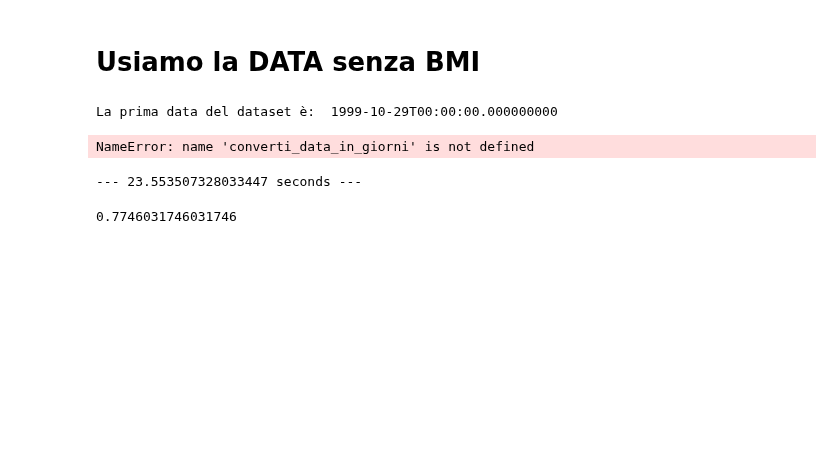
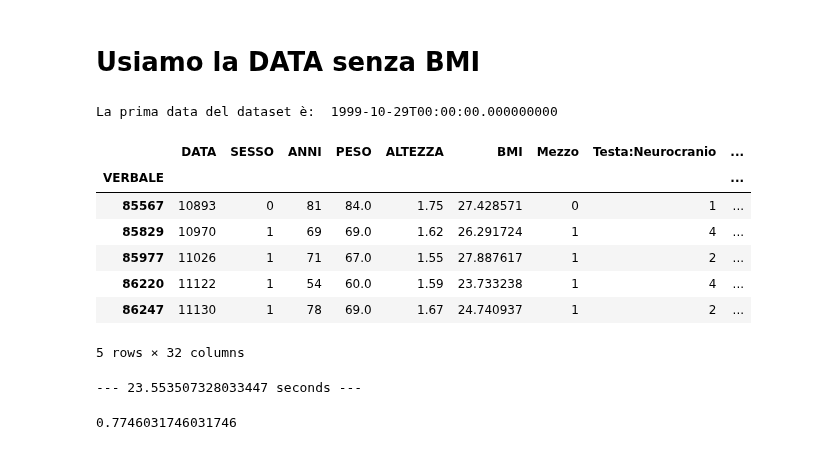
Before and after one commit to aleberans/Analisi-dati-per-problemi-di-medicina-legale, a Jupyter notebook: codice/classificazione-investiti.ipynb, the cells around one changed output. Cells and saved outputs as stored; diff of their text form; code cells hidden in the pictures; blank space fills up the shorter version.

```diff
--- a/codice/classificazione-investiti.ipynb
+++ b/codice/classificazione-investiti.ipynb
@@ -353,10 +383,21 @@ def converti_data_in_giorni(date, d0):
+# %%
+import datetime as dt
+
+dataset.DATA = dataset.DATA.apply(lambda d: (d - dt.datetime(1970,1,1)).days)
+
+dataset.head()
+# %% [output]
+|  | DATA | SESSO | ANNI | PESO | ALTEZZA | BMI | Mezzo | Testa:Neurocranio | ... |
+| VERBALE |  |  |  |  |  |  |  |  | ... |
+| 85567 | 10893 | 0 | 81 | 84.0 | 1.75 | 27.428571 | 0 | 1 | ... |
+| 85829 | 10970 | 1 | 69 | 69.0 | 1.62 | 26.291724 | 1 | 4 | ... |
+| 85977 | 11026 | 1 | 71 | 67.0 | 1.55 | 27.887617 | 1 | 2 | ... |
+| 86220 | 11122 | 1 | 54 | 60.0 | 1.59 | 23.733238 | 1 | 4 | ... |
+| 86247 | 11130 | 1 | 78 | 69.0 | 1.67 | 24.740937 | 1 | 2 | ... |
+5 rows × 32 columns
 # %%
-X_total_with_data = dataset[['SESSO', 'ANNI', 'PESO', 'ALTEZZA', 'Tot Testa', 'Tot Torace', 'Tot Addome', 'Tot Scheletro']]
+X_total_with_data = dataset[['DATA', 'SESSO', 'ANNI', 'PESO', 'ALTEZZA', 'Tot Testa', 'Tot Torace', 'Tot Addome', 'Tot Scheletro']]
 y_total_with_data = dataset['Mezzo']
-X_total_with_data.insert(0, "DATA", converti_data_in_giorni(date, d0))
-X_total_with_data['DATA'].head()
-# %% [output]
-NameError: name 'converti_data_in_giorni' is not defined
 # %%
 from sklearn.svm import SVC
 
```
Also changed, not shown: parts of 16 cells of this notebook.
